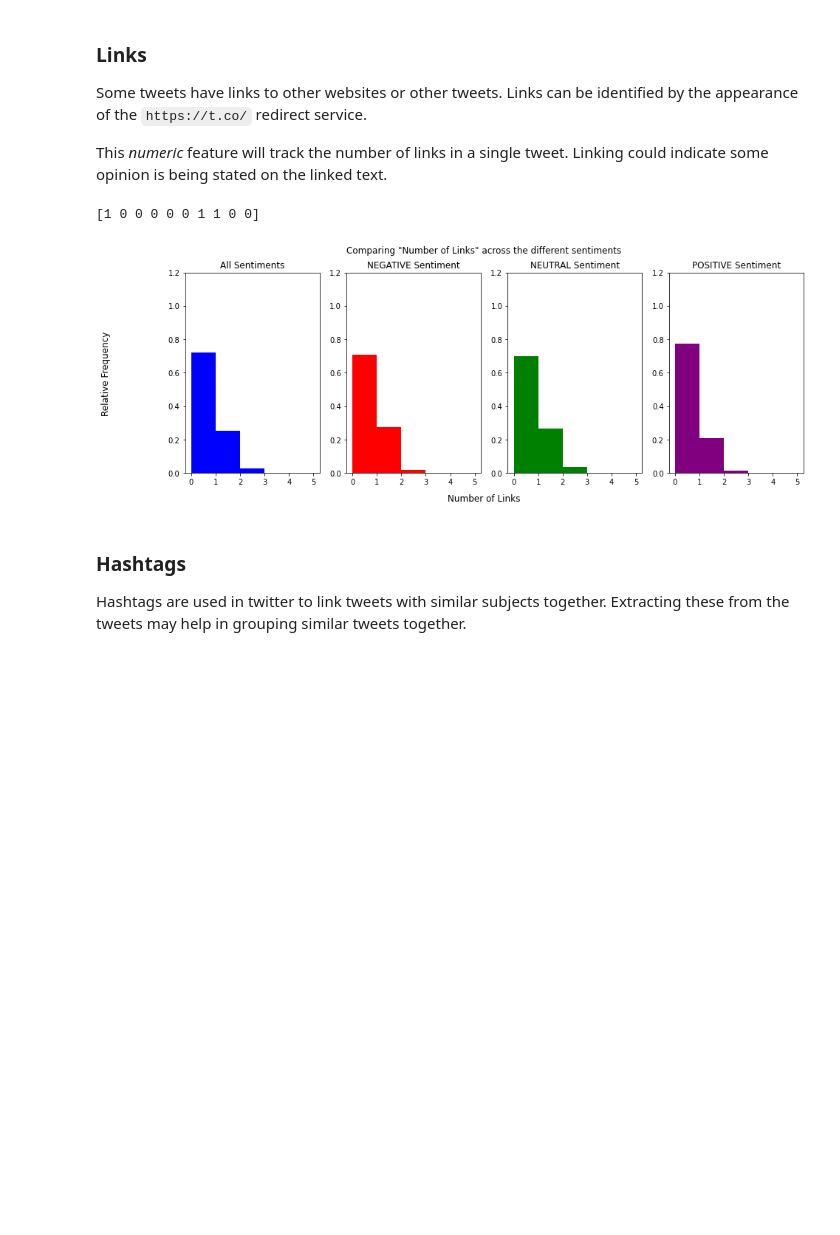
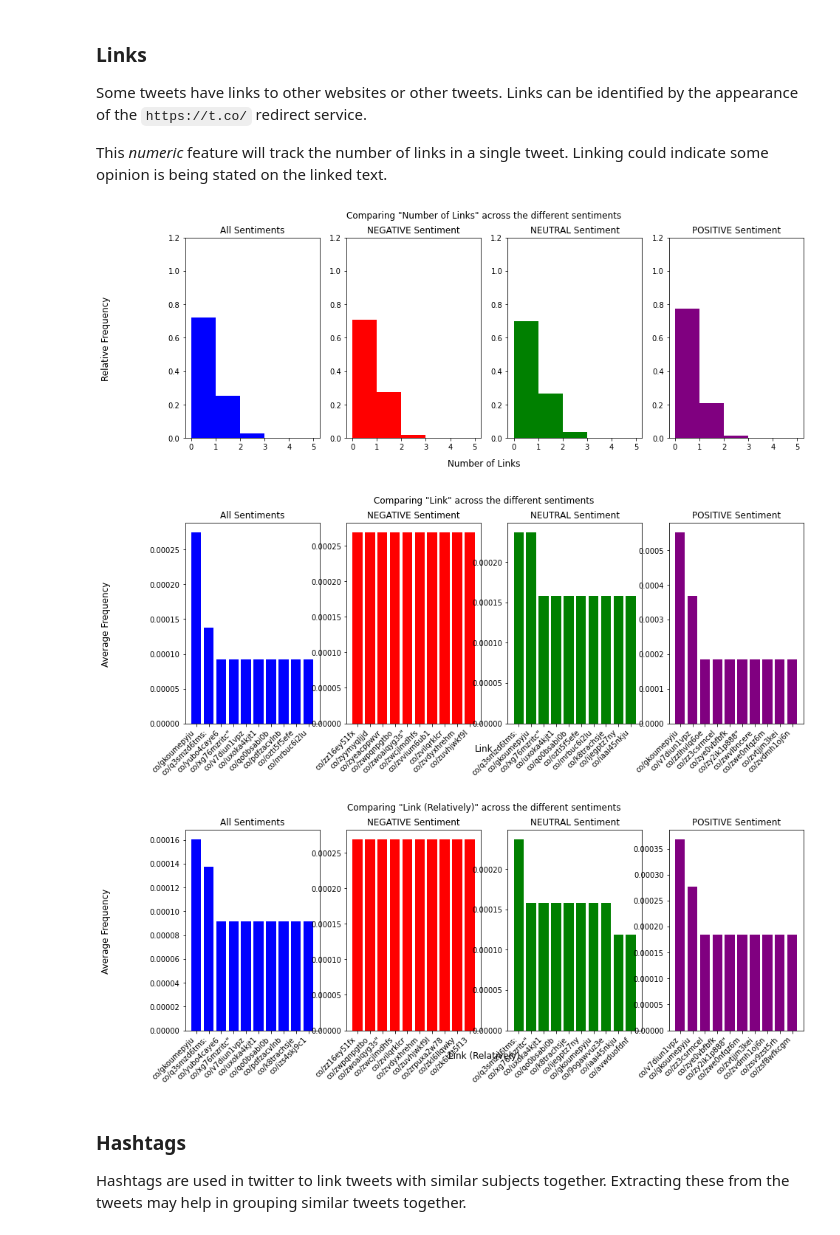
Before and after one commit to DigitalData/unimelb.comp30027.ml-assignment-2, a Jupyter notebook: code/feature-analysis.ipynb, the cells around one changed output. Saved outputs shown, nothing was run; the diff lists cells and outputs as text; code cells hidden in the pictures; blank space fills up the shorter version.

```diff
--- a/code/feature-analysis.ipynb
+++ b/code/feature-analysis.ipynb
@@ -267,23 +355,69 @@ Some tweets have links to other websites or other tweets.
 Links can be identified by the appearance of the `https://t.co/` redirect service.
 
 This *numeric* feature will track the number of links in a single tweet. Linking could indicate some opinion is being stated on the linked text.
-# %%
-# Create a list of number of redirects/links
-links = []
-num_links = []
-
-for t in tweets:
-    ls = re.findall(r"https://t.co", t)
-    num_links.append(len(ls))
-    links.append(ls)
-num_links = np.array(num_links)
-
-# check the head and range of values for this
-print(num_links[:10])
-compare_histograms(num_links, label = "Number of Links")
-# %% [output]
-[1 0 0 0 0 0 1 1 0 0]
-[figure, removed]
+# %%
+# create a list of links in a tweet
+def generate_links(tweet_frame, relative = True):
+    PREFIX = 'link.'
+    # extract tweets and words
+    tweets, word_lists = tweets_word_lists(tweet_frame)
+
+    # create a default dict for occurrences of specific links, as well as general link counts
+    dict_link_counts = zero_default_dict(tweets)
+    dict_links = zero_default_dict(tweets)
+
+    # prefix for dict keys
+    prefix = PREFIX
+    # the list of lists of references per tweet is not an ndarray (set by `zero_default_dict`)
+    dict_links[prefix + 'values'] = []
+
+    for idx, t in enumerate(tweets):
+        links = re.findall(r"https://t.co/\S*", t)
+        dict_links[prefix + 'num'][idx] = len(links)
+        dict_links[prefix + 'values'].append(links)
+
+        # add `r` for relatives
+        if relative: prefix += 'r.'
+
+        # iterate through the refs in t and add to their counts
+        # then divide by the total number of refs of the tweet (if relative)
+        if relative:
+            for l in links:
+                dict_link_counts[prefix + l][idx] += 1 / len(links)
+        else:
+            for l in links:
+                dict_link_counts[prefix + l][idx] += 1
+
+        # reset prefix for references (which is not relative)
+        prefix = PREFIX
+
+    dict_links[prefix + 'num'] = dict_links[prefix + 'num'].astype(int)
+    return (dict_links, dict_link_counts)
+
+# generate training and testing frequency dicts
+train_links, train_link_counts = generate_links(train_output, relative = False)
+train_output = append_dict(train_output, train_links)
+train_output = append_dict(train_output, train_link_counts)
+test_links, test_link_counts = generate_links(test_output, relative = False)
+test_output = append_dict(test_output, test_links)
+test_output = append_dict(test_output, test_link_counts)
+
+# same for relatives
+train_links, train_link_counts_r = generate_links(train_output)
+train_output = append_dict(train_output, train_link_counts_r)
+test_links, test_link_counts_r = generate_links(test_output)
+test_output = append_dict(test_output, test_link_counts_r)
+
+# generate comparison plots
+compare_histograms(train_links['link.num'], train_sentiments, label = "Number of Links")
+compare_bar_graphs(train_link_counts, train_sentiments,
+    label = "Link", separate = False, top_n=10)
+compare_bar_graphs(train_link_counts_r, train_sentiments,
+    label = "Link (Relatively)", separate = False, top_n=10)
+# %% [output]
+[figure, added]
+[figure, added]
+[figure, added]
 # %% [markdown]
 ### Hashtags
 Hashtags are used in twitter to link tweets with similar subjects together.
```
Also changed, not shown: parts of 17 cells of this notebook.
